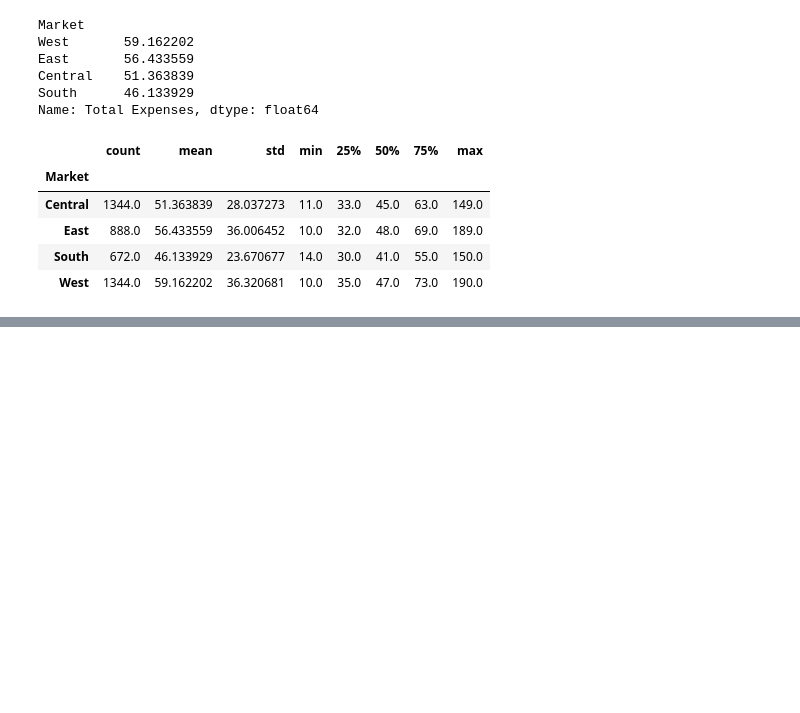
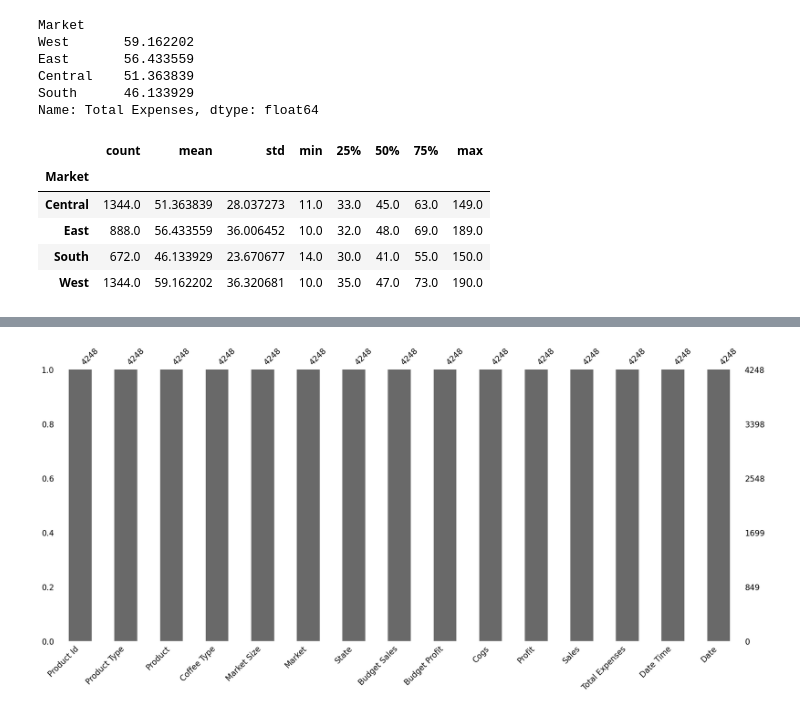
Before and after one commit to alishanstyles/CoffeeChain, a Jupyter notebook: startercode.ipynb, the cells around one changed output, grey strips where cells are left out. Saved outputs shown, nothing was run; the diff lists cells and outputs as text; code cells hidden in the pictures; blank space fills up the shorter version.

```diff
--- a/startercode.ipynb
+++ b/startercode.ipynb
@@ -613,0 +684,5 @@ df.groupby('Market')['Total Expenses'].agg(
+# %%
+# missingno bar (missing values) null values
+missingno.bar(df);
+# %% [output]
+[figure, added]
```
Also changed, not shown: parts of 8 cells of this notebook.
